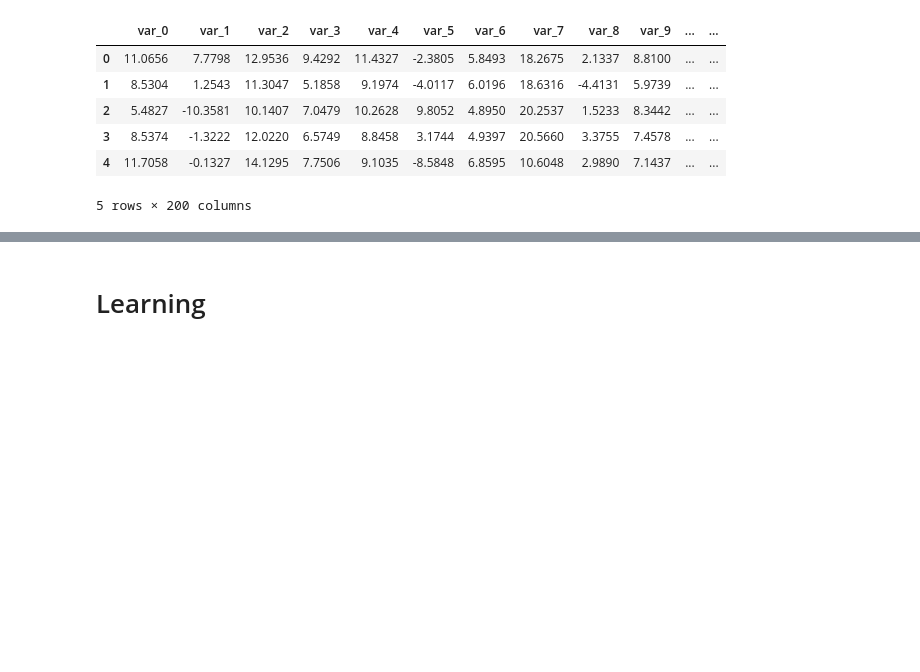
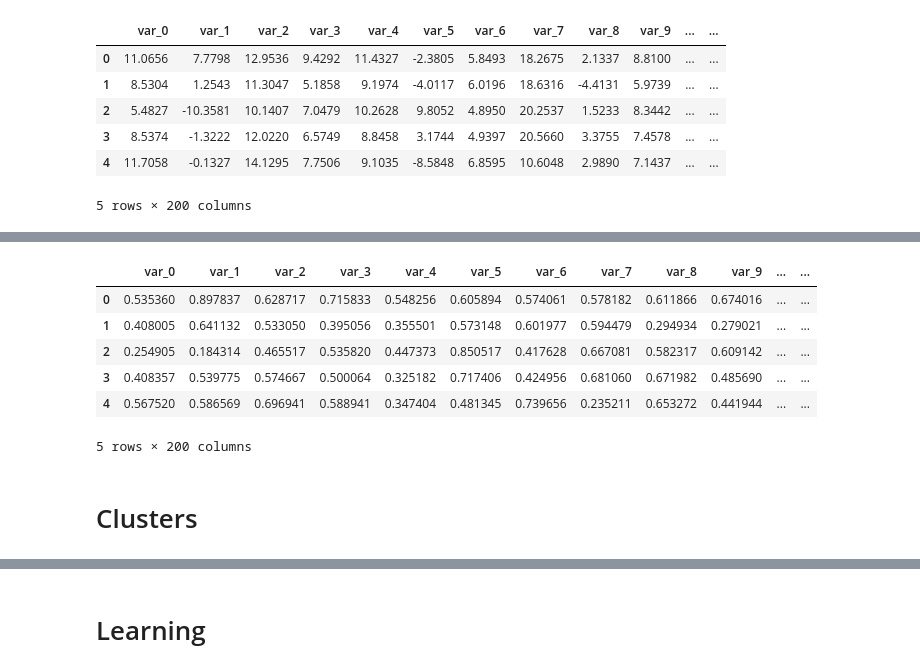
Before and after one commit to jkpawlowski96/Kaggle_Santander, a Jupyter notebook: MLP.ipynb, the cells around one changed output, grey strips where cells are left out. Drawn from its saved outputs; the diff is of its cells as text; code cells hidden in the pictures; blank space fills up the shorter version.

```diff
--- a/MLP.ipynb
+++ b/MLP.ipynb
@@ -32,0 +76,12 @@ test.head()
+# %%
+test.head()
+# %% [output]
+|  | var_0 | var_1 | var_2 | var_3 | var_4 | var_5 | var_6 | var_7 | var_8 | var_9 | ... | ... |
+| 0 | 0.535360 | 0.897837 | 0.628717 | 0.715833 | 0.548256 | 0.605894 | 0.574061 | 0.578182 | 0.611866 | 0.674016 | ... | ... |
+| 1 | 0.408005 | 0.641132 | 0.533050 | 0.395056 | 0.355501 | 0.573148 | 0.601977 | 0.594479 | 0.294934 | 0.279021 | ... | ... |
+| 2 | 0.254905 | 0.184314 | 0.465517 | 0.535820 | 0.447373 | 0.850517 | 0.417628 | 0.667081 | 0.582317 | 0.609142 | ... | ... |
+| 3 | 0.408357 | 0.539775 | 0.574667 | 0.500064 | 0.325182 | 0.717406 | 0.424956 | 0.681060 | 0.671982 | 0.485690 | ... | ... |
+| 4 | 0.567520 | 0.586569 | 0.696941 | 0.588941 | 0.347404 | 0.481345 | 0.739656 | 0.235211 | 0.653272 | 0.441944 | ... | ... |
+5 rows × 200 columns
+# %% [markdown]
+# Clusters
```
Also changed, not shown: parts of 12 cells of this notebook.
